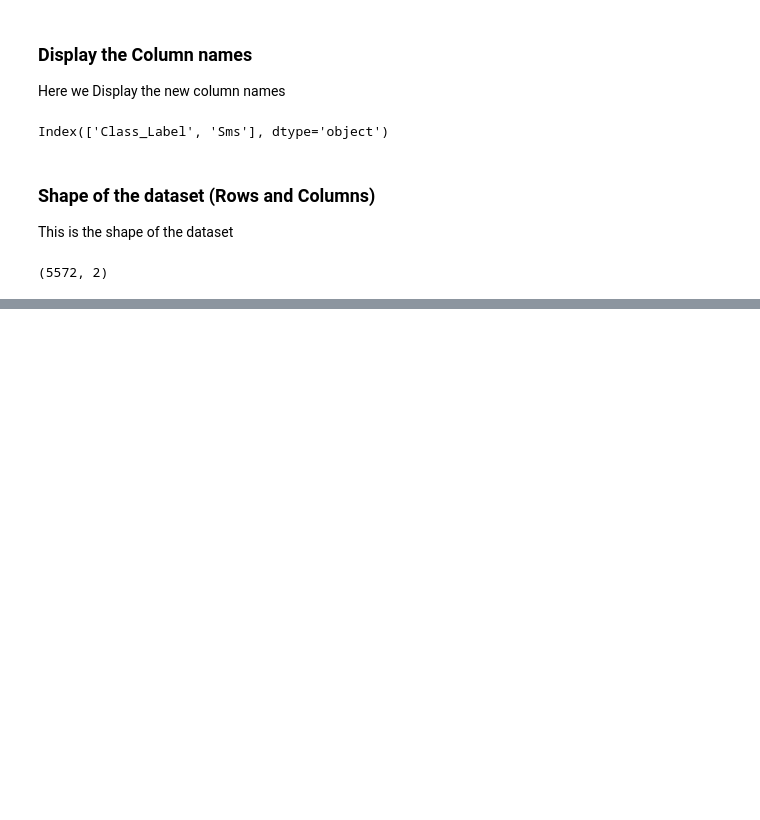
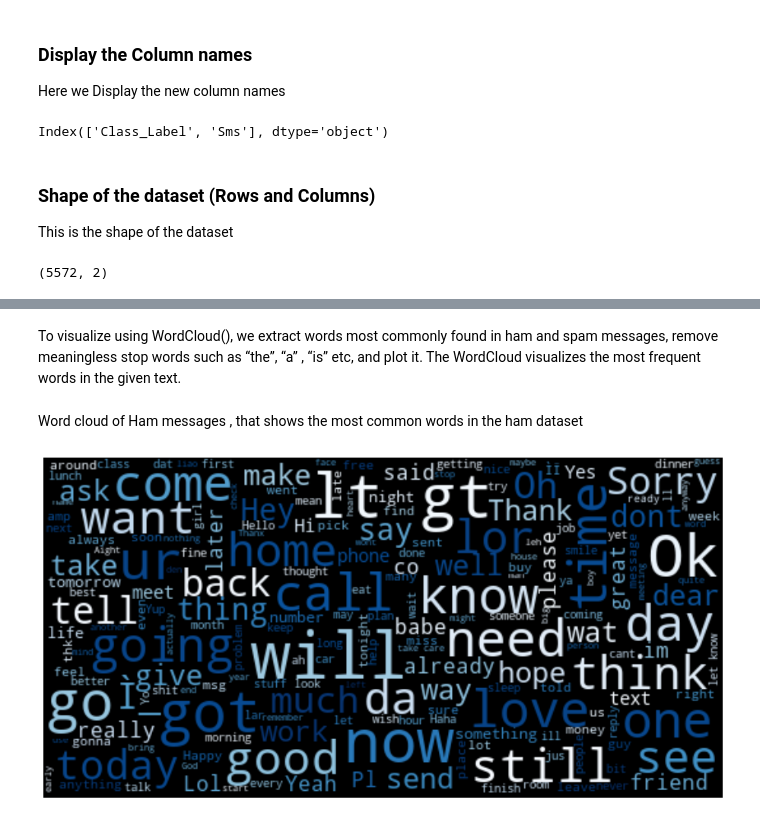
Before and after one commit to wandieinnocents/SpamSmsDetector_MachineLearning, a Jupyter notebook: SmsSpamClassifyerFinal.ipynb, the cells around one changed output, grey strips where cells are left out. Cells and saved outputs as stored; diff of their text form; code cells hidden in the pictures; blank space fills up the shorter version.

```diff
--- a/SmsSpamClassifyerFinal.ipynb
+++ b/SmsSpamClassifyerFinal.ipynb
@@ -124,0 +181,4 @@ df.describe
+# %%
+# Get all the ham and spam emails
+ham_msg = df[df.Class_Label =='ham']
+spam_msg = df[df.Class_Label=='spam']
@@ -124,0 +219,17 @@ df.describe
+# %%
+# Create numpy list to visualize using wordcloud
+ham_msg_text = " ".join(ham_msg.Sms.to_numpy().tolist())
+spam_msg_text = " ".join(spam_msg.Sms.to_numpy().tolist())
+# %% [markdown]
+To visualize using WordCloud(), we extract words most commonly found in ham and spam messages, remove meaningless stop words such as “the”, “a” , “is” etc, and plot it. The WordCloud visualizes the most frequent words in the given text.
+# %% [markdown]
+Word cloud of Ham messages , that shows the most common words in the ham dataset
+# %%
+# wordcloud of ham messages
+ham_msg_cloud = WordCloud(width =520, height =260, stopwords=STOPWORDS,max_font_size=50, background_color ="black", colormap='Blues').generate(ham_msg_text)
+plt.figure(figsize=(16,10))
+plt.imshow(ham_msg_cloud, interpolation='bilinear')
+plt.axis('off') # turn off axis
+plt.show()
+# %% [output]
+[figure, added]
```
Also changed, not shown: parts of 25 cells of this notebook.
